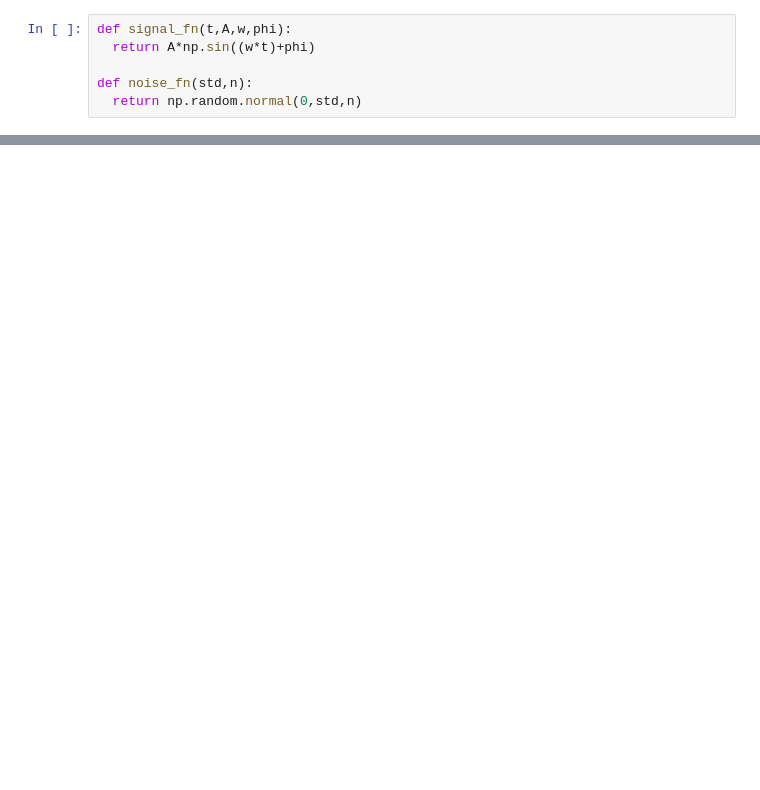
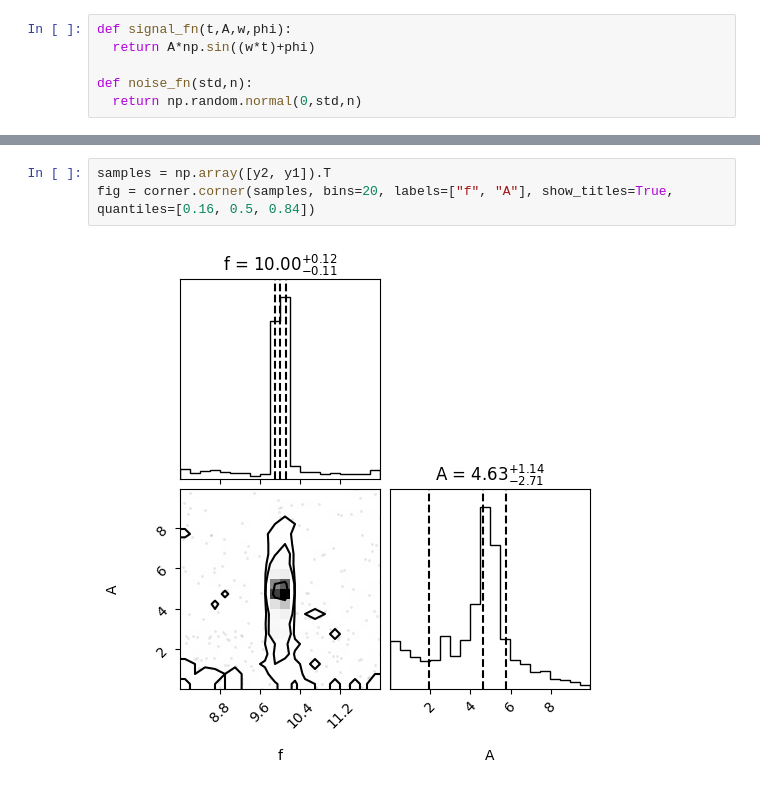
Before and after one commit to rahule-1999/M.Sc-Project, a Jupyter notebook: Assignment.ipynb, the cells around one changed output, grey strips where cells are left out. Cells and saved outputs as stored; diff of their text form; blank space fills up the shorter version.

```diff
--- a/Assignment.ipynb
+++ b/Assignment.ipynb
@@ -271,0 +273,5 @@ Text(0.5, 1.0, 'Frequency Parameter Estimation')
+# %%
+samples = np.array([y2, y1]).T
+fig = corner.corner(samples, bins=20, labels=["f", "A"], show_titles=True, quantiles=[0.16, 0.5, 0.84])
+# %% [output]
+[figure, added]
```
Also changed, not shown: parts of 12 cells of this notebook.
